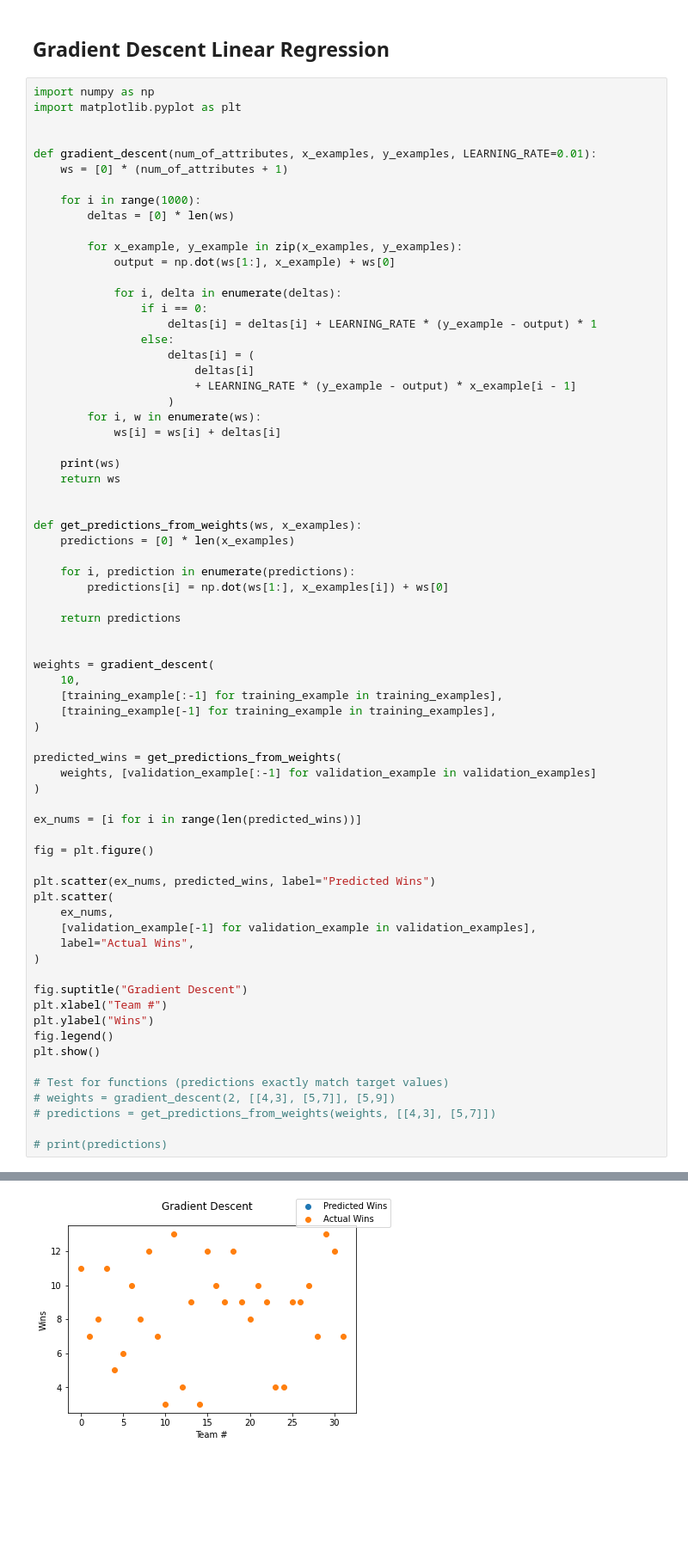
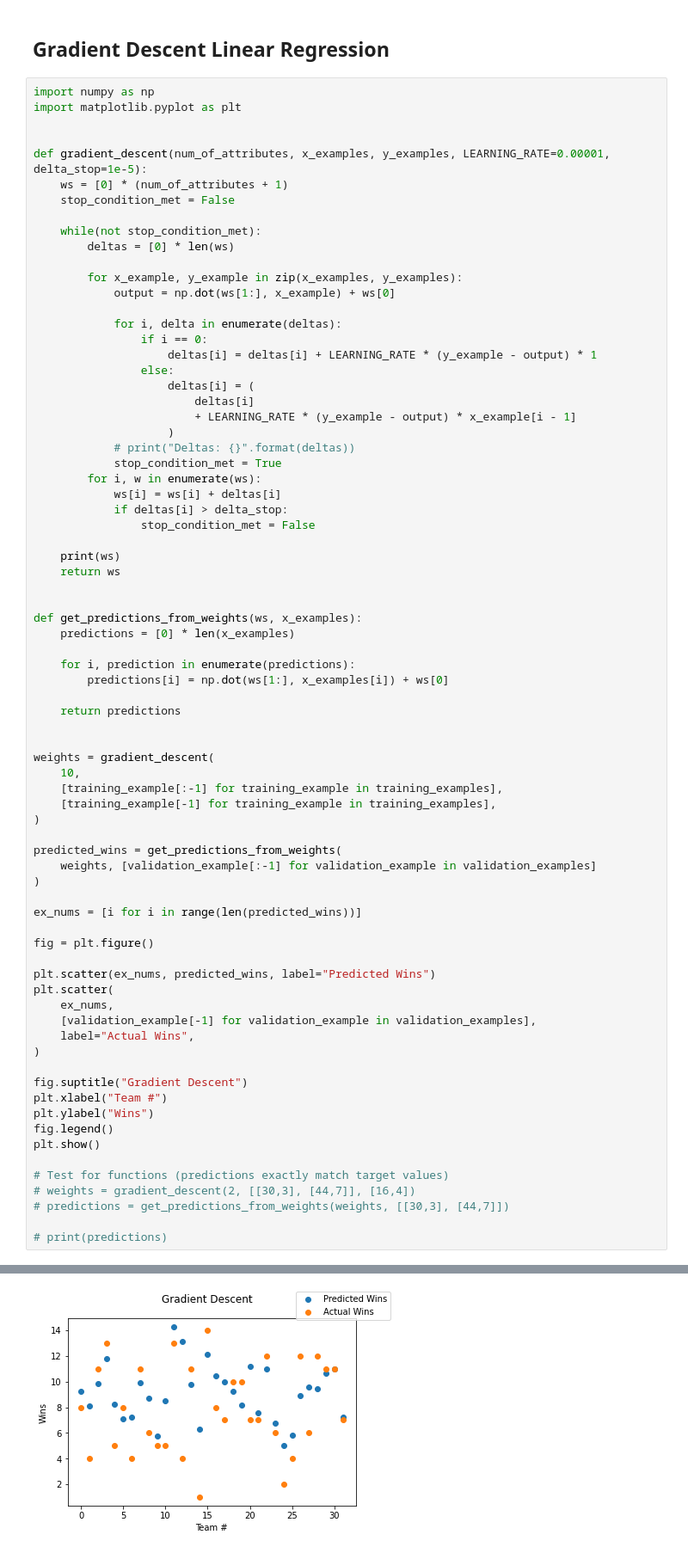
Before and after one commit to JuneyBoy/Football-SL-Project, a Jupyter notebook: Football_Predictions.ipynb, the cells around one changed output, grey strips where cells are left out. Shown at 86% size. Cells and saved outputs as stored; diff of their text form; blank space fills up the shorter version.

Commit message:
Fixed gradient descent by lowering LR and adding stop condition

```diff
--- a/Football_Predictions.ipynb
+++ b/Football_Predictions.ipynb
@@ -200,10 +200,11 @@ import numpy as np
 import matplotlib.pyplot as plt
 
 
-def gradient_descent(num_of_attributes, x_examples, y_examples, LEARNING_RATE=0.01):
+def gradient_descent(num_of_attributes, x_examples, y_examples, LEARNING_RATE=0.00001, delta_stop=1e-5):
     ws = [0] * (num_of_attributes + 1)
+    stop_condition_met = False
 
-    for i in range(1000):
+    while(not stop_condition_met):
         deltas = [0] * len(ws)
 
         for x_example, y_example in zip(x_examples, y_examples):
@@ -217,8 +218,12 @@ def gradient_descent(num_of_attributes, x_examples, y_examples, LEARNING_RATE=0.
                         deltas[i]
                         + LEARNING_RATE * (y_example - output) * x_example[i - 1]
                     )
+            # print("Deltas: {}".format(deltas))
+            stop_condition_met = True
         for i, w in enumerate(ws):
             ws[i] = ws[i] + deltas[i]
+            if deltas[i] > delta_stop:
+                stop_condition_met = False
 
     print(ws)
     return ws
@@ -261,8 +266,8 @@ fig.legend()
 plt.show()
 
 # Test for functions (predictions exactly match target values)
-# weights = gradient_descent(2, [[4,3], [5,7]], [5,9])
-# predictions = get_predictions_from_weights(weights, [[4,3], [5,7]])
+# weights = gradient_descent(2, [[30,3], [44,7]], [16,4])
+# predictions = get_predictions_from_weights(weights, [[30,3], [44,7]])
 
 # print(predictions)
 # %% [output]
@@ -270 +275 @@ plt.show()
-[figure, old version]
+[figure, new version]
```
Also changed, not shown: parts of 1 cell of this notebook.
